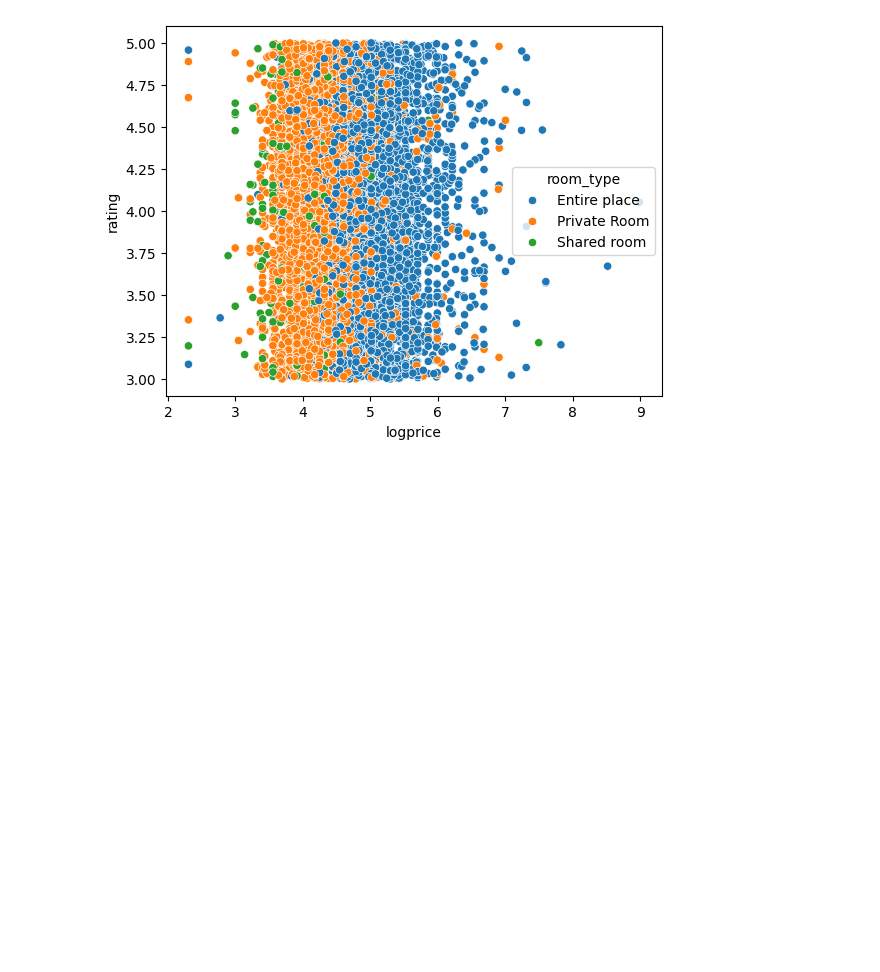
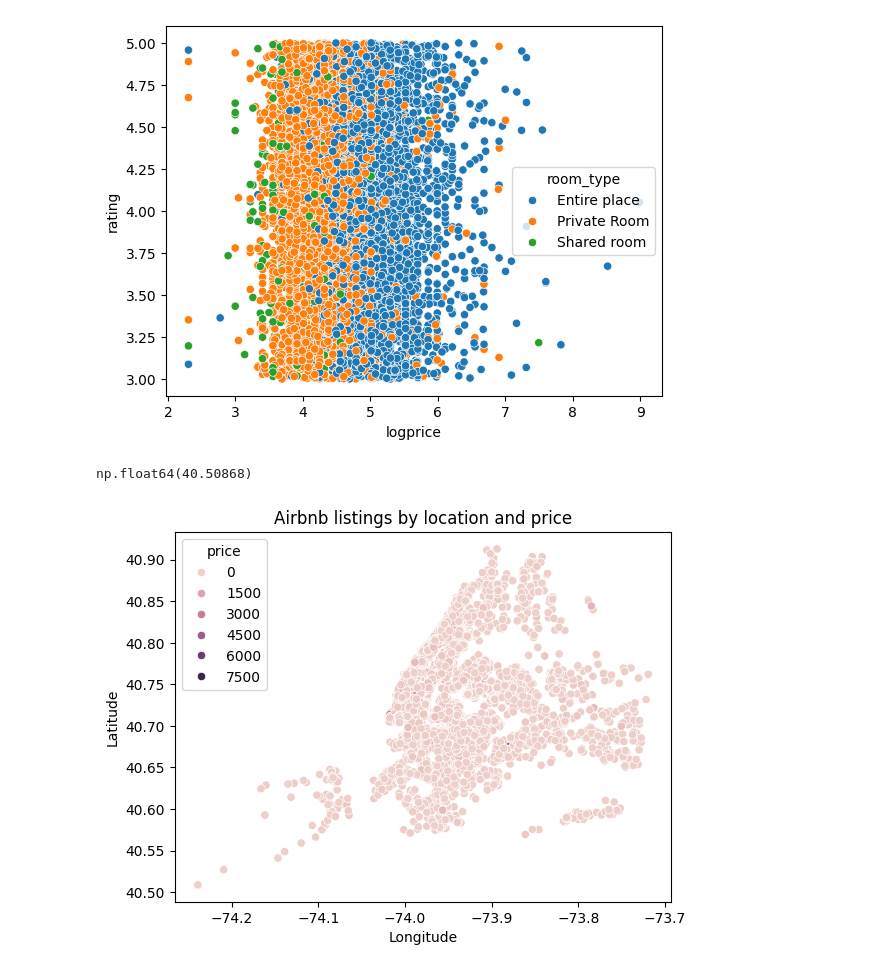
Before and after one commit to kflisikowsky/Data_Analysis_Workshops, a Jupyter notebook: Kopia notatnika Cleaning_Data_in_Python_live_session.ipynb, the cells around one changed output. Cells and saved outputs as stored; diff of their text form; code cells hidden in the pictures; blank space fills up the shorter version.

```diff
--- a/Kopia notatnika Cleaning_Data_in_Python_live_session.ipynb
+++ b/Kopia notatnika Cleaning_Data_in_Python_live_session.ipynb
@@ -893,3 +894,19 @@ sns.scatterplot(airbnb, x = 'logprice', y = 'rating', hue='room_type' )
 # %% [output]
 <Axes: xlabel='logprice', ylabel='rating'>
 [figure]
+# %%
+airbnb['latitude'].min()
+# %% [output]
+np.float64(40.50868)
+# %%
+import seaborn as sns
+import matplotlib.pyplot as plt
+
+sns.scatterplot(data=airbnb, x='longitude', y='latitude', hue='price')
+
+plt.title('Airbnb listings by location and price')
+plt.xlabel('Longitude')
+plt.ylabel('Latitude')
+plt.show()
+# %% [output]
+[figure, added]
```
Also changed, not shown: parts of 8 cells of this notebook.
